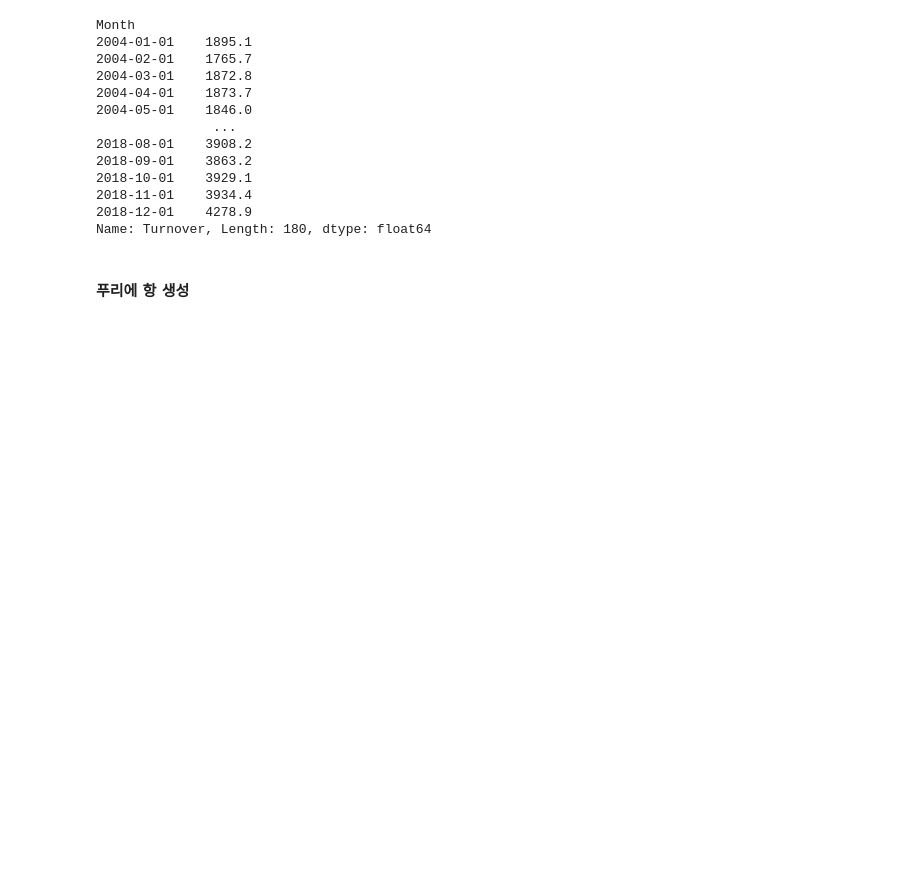
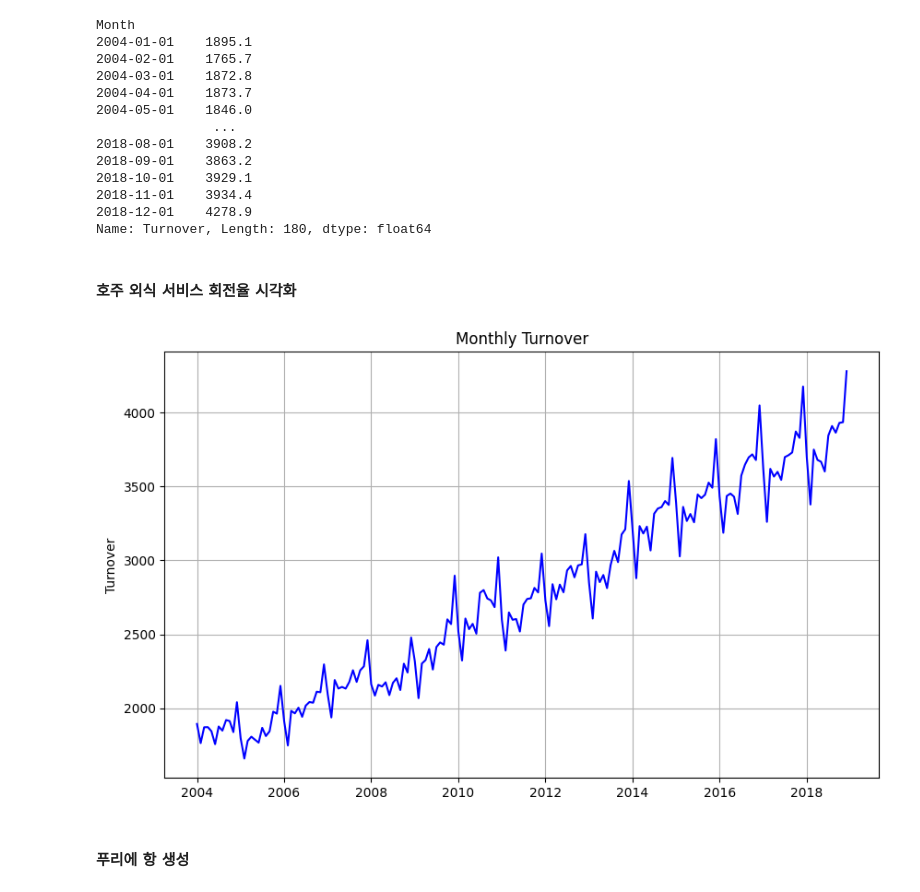
Before and after one commit to safeai-snu/Econometrics, a Jupyter notebook: Ch.4.2.ARIMAX_with_Trend.ipynb, the cells around one changed output. Cells and saved outputs as stored; diff of their text form; code cells hidden in the pictures; blank space fills up the shorter version.

Commit message:
image add

```diff
--- a/Ch.4.2.ARIMAX_with_Trend.ipynb
+++ b/Ch.4.2.ARIMAX_with_Trend.ipynb
@@ -186,6 +186,20 @@ Month
 2018-11-01    3934.4
 2018-12-01    4278.9
 Name: Turnover, Length: 180, dtype: float64
+# %% [markdown]
+#### 호주 외식 서비스 회전율 시각화
+# %%
+#데이터 시각화
+plt.figure(figsize=(10, 6))
+plt.plot(monthly_turnover,  color='b')
+
+plt.ylabel('Turnover')
+plt.title('Monthly Turnover')
+plt.grid(True)
+
+plt.show()
+# %% [output]
+[figure, added]
 # %% [markdown]
 #### 푸리에 항 생성
 # %%
```
Also changed, not shown: parts of 1 cell of this notebook, 1 other file.
